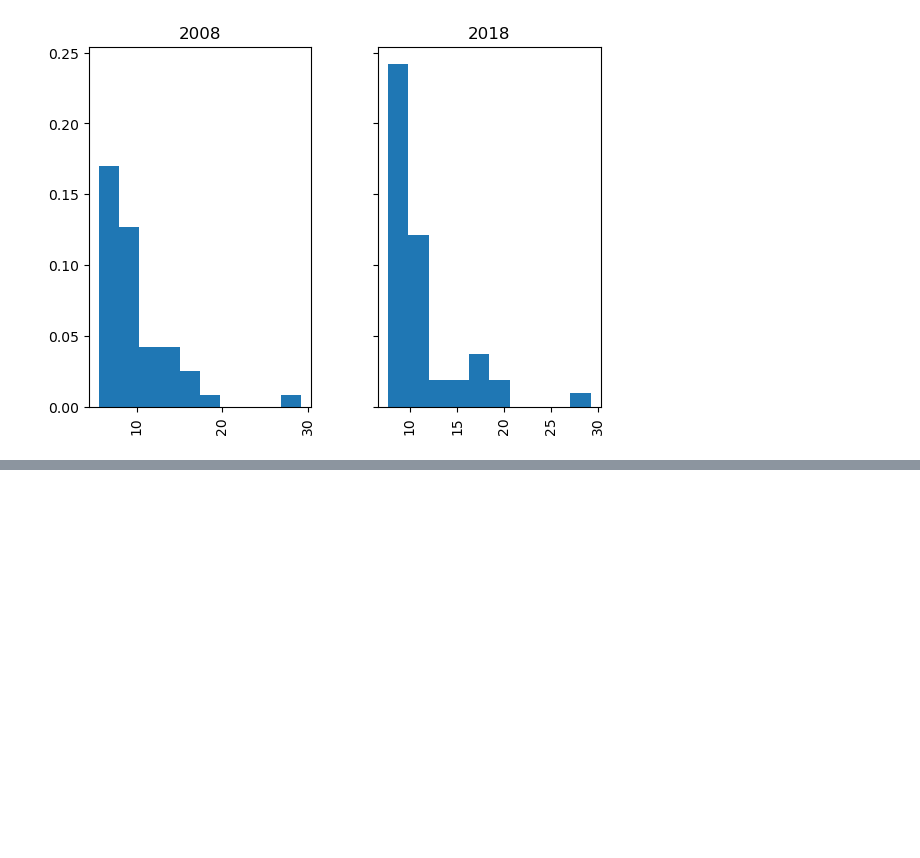
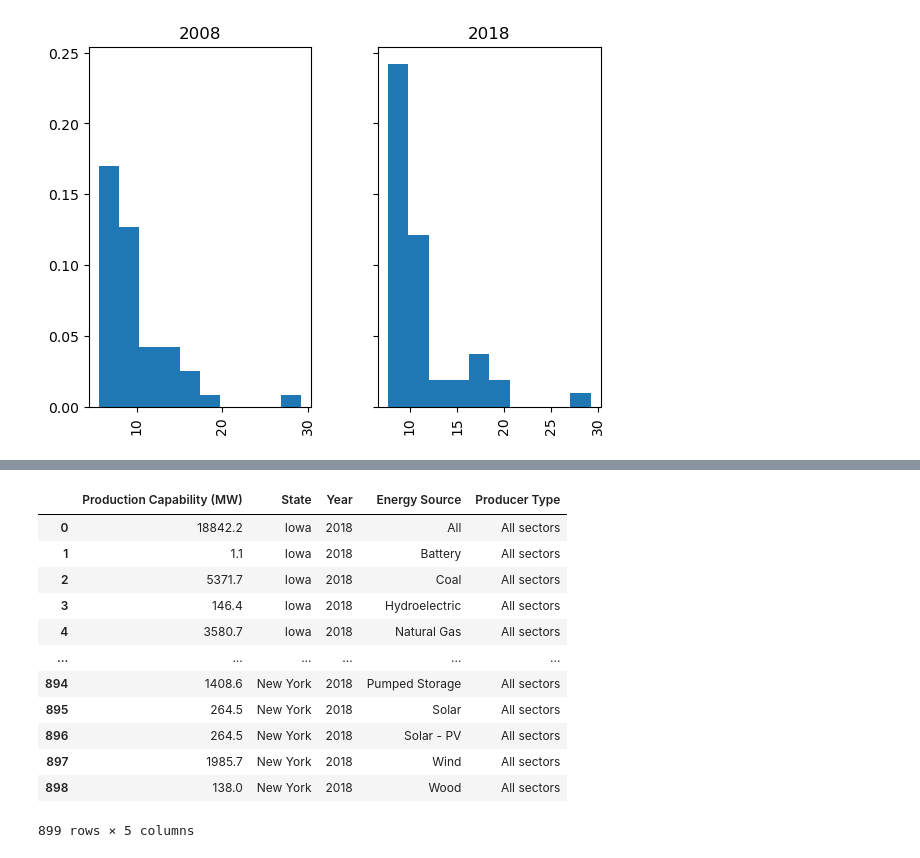
Before and after one commit to andrew8185/project-01, a Jupyter notebook: project_1.ipynb, the cells around one changed output, grey strips where cells are left out. Cells and saved outputs as stored; diff of their text form; code cells hidden in the pictures; blank space fills up the shorter version.

```diff
--- a/project_1.ipynb
+++ b/project_1.ipynb
@@ -418 +418,18 @@ df_state_production_capability.head(50)
+# %%
+df_state_production_capability_2018 = pd.DataFrame(state_production_capability_2018)
+df_state_production_capability_2018
+# %% [output]
+|  | Production Capability (MW) | State | Year | Energy Source | Producer Type |
+| 0 | 18842.2 | Iowa | 2018 | All | All sectors |
+| 1 | 1.1 | Iowa | 2018 | Battery | All sectors |
+| 2 | 5371.7 | Iowa | 2018 | Coal | All sectors |
+| 3 | 146.4 | Iowa | 2018 | Hydroelectric | All sectors |
+| 4 | 3580.7 | Iowa | 2018 | Natural Gas | All sectors |
+| ... | ... | ... | ... | ... | ... |
+| 894 | 1408.6 | New York | 2018 | Pumped Storage | All sectors |
+| 895 | 264.5 | New York | 2018 | Solar | All sectors |
+| 896 | 264.5 | New York | 2018 | Solar - PV | All sectors |
+| 897 | 1985.7 | New York | 2018 | Wind | All sectors |
+| 898 | 138.0 | New York | 2018 | Wood | All sectors |
+899 rows × 5 columns
 # %%
```
Also changed, not shown: parts of 12 cells of this notebook.
